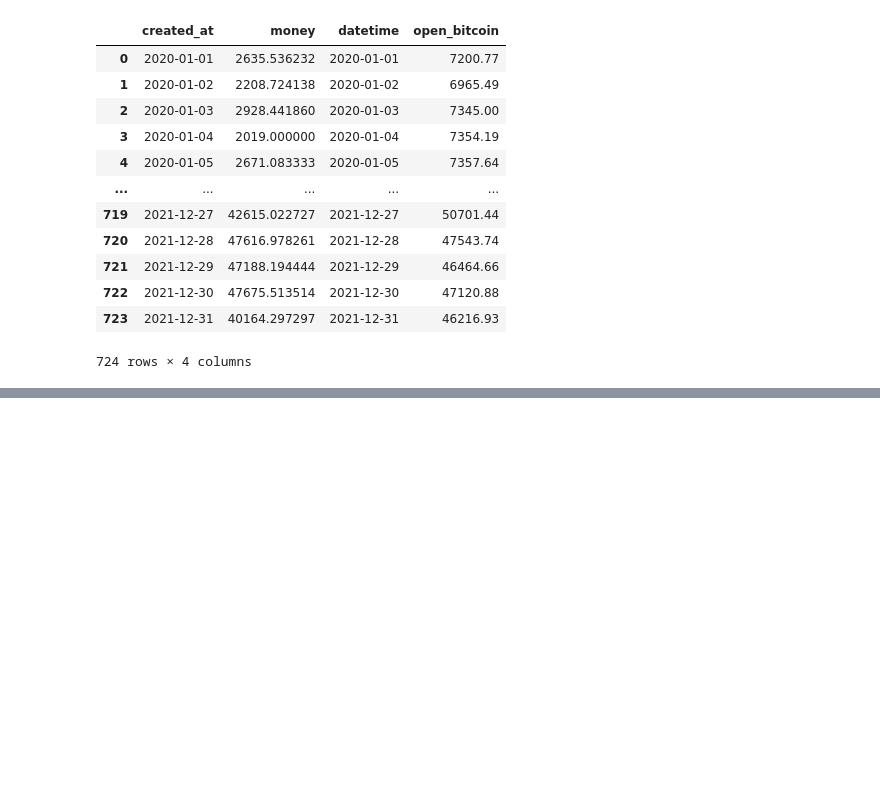
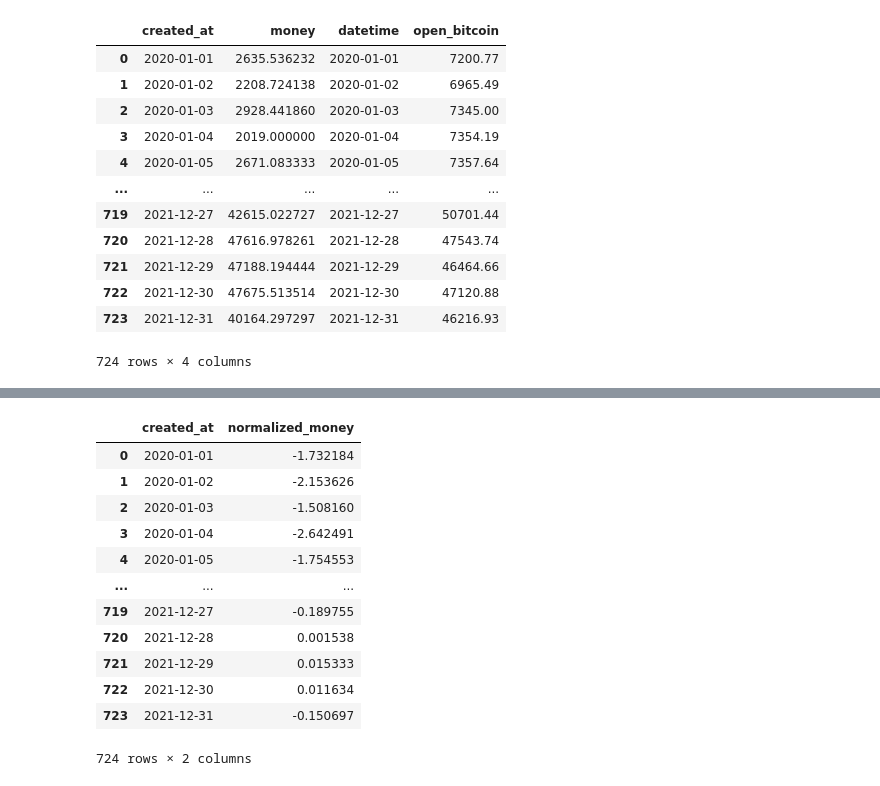
Before and after one commit to kevctae/Bittooth, a Jupyter notebook: notebooks/2.2.2-cs-extract-money.ipynb, the cells around one changed output, grey strips where cells are left out. Saved outputs shown, nothing was run; the diff lists cells and outputs as text; code cells hidden in the pictures; blank space fills up the shorter version.

```diff
--- a/notebooks/2.2.2-cs-extract-money.ipynb
+++ b/notebooks/2.2.2-cs-extract-money.ipynb
@@ -122,3 +122,19 @@ df_merged_bydate
 724 rows × 5 columns
 # %%
 df_merged_bydate[['created_at', 'normalized_money']].to_pickle("../data/cleaned/by_date_normalized_money_2020-2021.pkl")
+# %%
+df_merged_bydate[['created_at', 'normalized_money']]
+# %% [output]
+|  | created_at | normalized_money |
+| 0 | 2020-01-01 | -1.732184 |
+| 1 | 2020-01-02 | -2.153626 |
+| 2 | 2020-01-03 | -1.508160 |
+| 3 | 2020-01-04 | -2.642491 |
+| 4 | 2020-01-05 | -1.754553 |
+| ... | ... | ... |
+| 719 | 2021-12-27 | -0.189755 |
+| 720 | 2021-12-28 | 0.001538 |
+| 721 | 2021-12-29 | 0.015333 |
+| 722 | 2021-12-30 | 0.011634 |
+| 723 | 2021-12-31 | -0.150697 |
+724 rows × 2 columns
```
Also changed, not shown: parts of 1 cell of this notebook, 2 other files.
